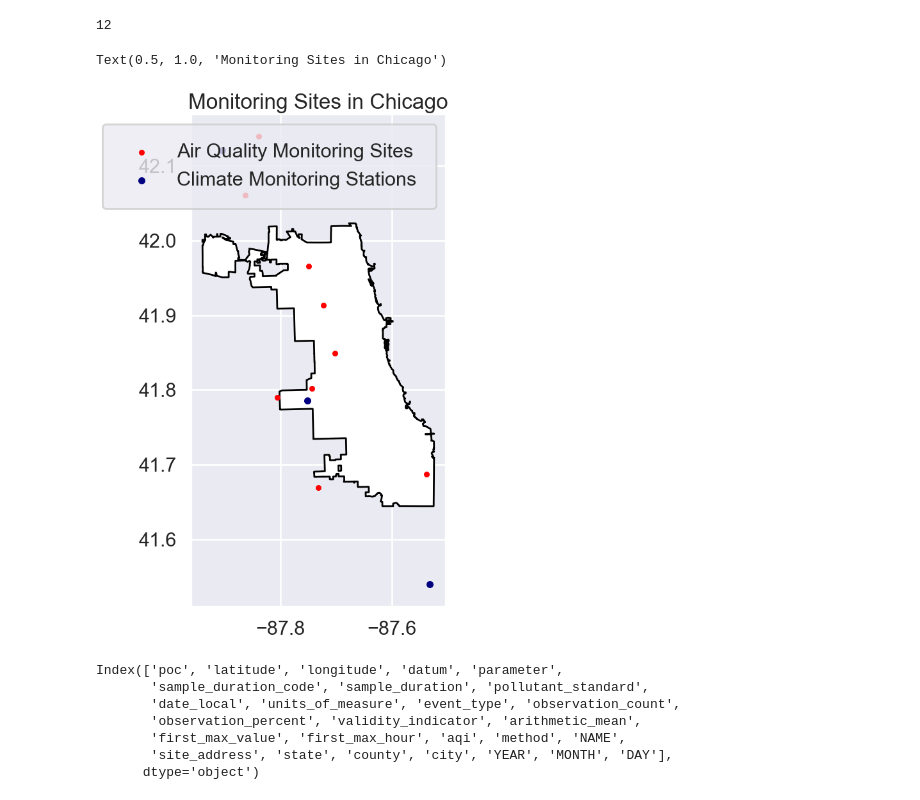
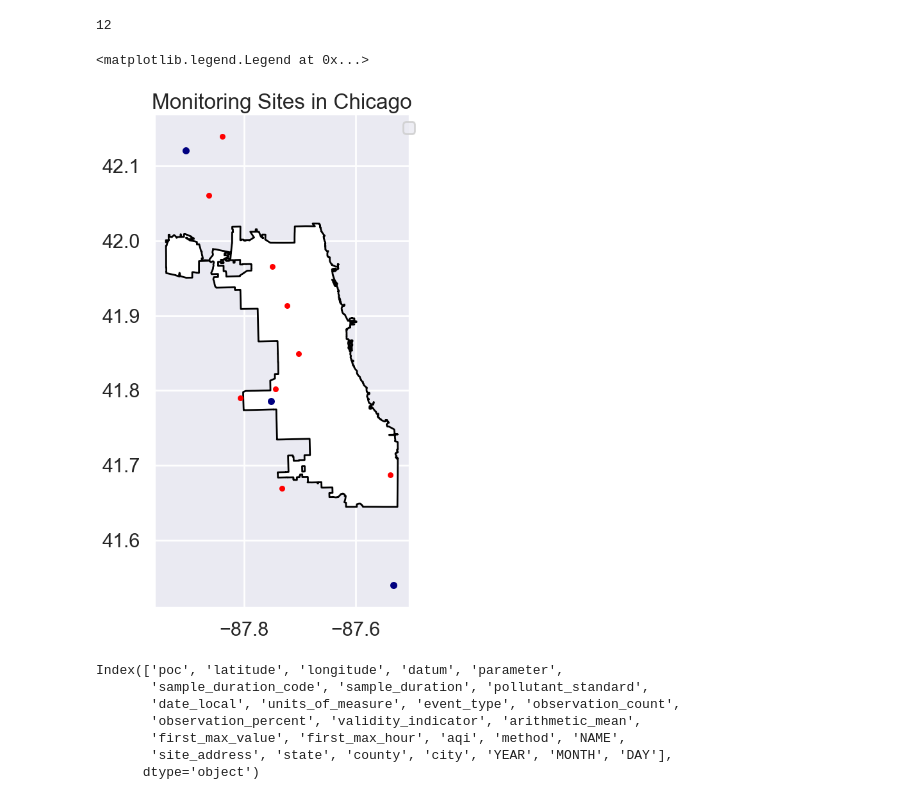
Before and after one commit to griffinberonio/AAE-724-Repo, a Jupyter notebook: airdatanotebook.ipynb, the cells around one changed output. Saved outputs shown, nothing was run; the diff lists cells and outputs as text; code cells hidden in the pictures.

```diff
--- a/airdatanotebook.ipynb
+++ b/airdatanotebook.ipynb
@@ -691,19 +673,20 @@ len(airqualitystations)
 # %%
 
 fig, ax = plt.subplots(figsize=(12,10))
 
 
 chicagoshape2.to_crs("EPSG:4326").plot(ax=ax, color='white', edgecolor='black')
 addys = gpd.GeoDataFrame(addressgdf, geometry='geometry', crs="EPSG:4326")
 addys.plot(ax=ax, color='red', markersize=20)
 climategdf.plot(ax=ax, color='navy', markersize=35)
 # plt.legend(['Air Quality Monitoring Sites', 'Climate Monitoring Stations'])
 ax.legend(['Air Quality Monitoring Sites', 'Climate Monitoring Stations'], loc='upper right', borderpad=1)
 # ax.legend(loc='upper right', borderpad=1)
 plt.title('Monitoring Sites in Chicago')
+plt.legend(fontsize='x-small', bbox_to_anchor=(1.05, 1), loc='best')
 # %% [output]
-Text(0.5, 1.0, 'Monitoring Sites in Chicago')
+<matplotlib.legend.Legend at 0x...>
-[figure, old version]
+[figure, new version]
 # %%
 #Mapping Air Quality Sampling Locations:
 airqualitydf.columns
```
Also changed, not shown: parts of 40 cells of this notebook, 1 other file.
